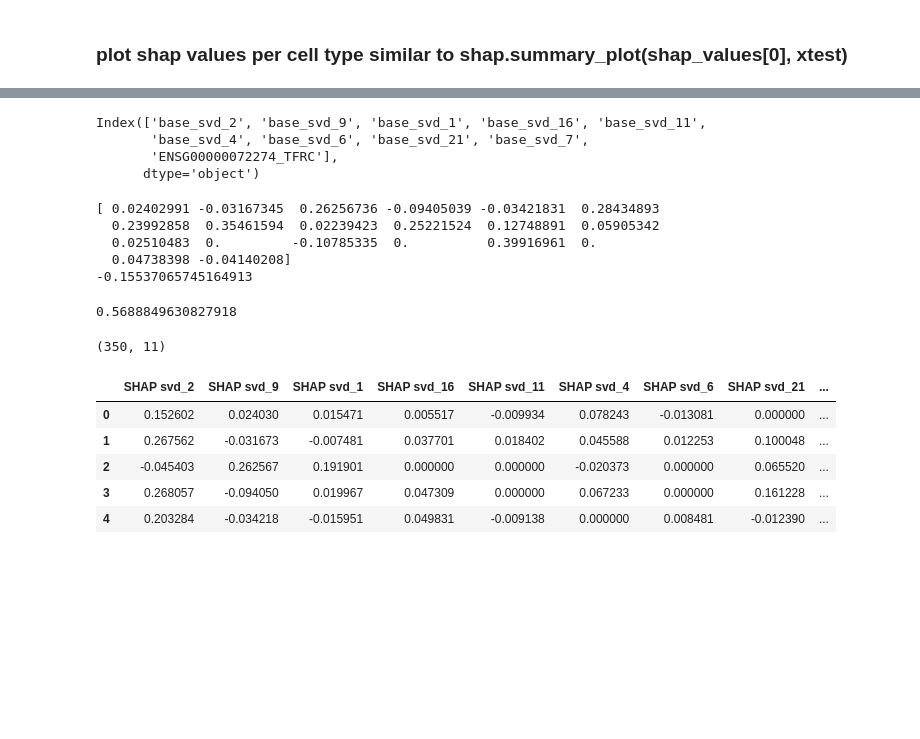
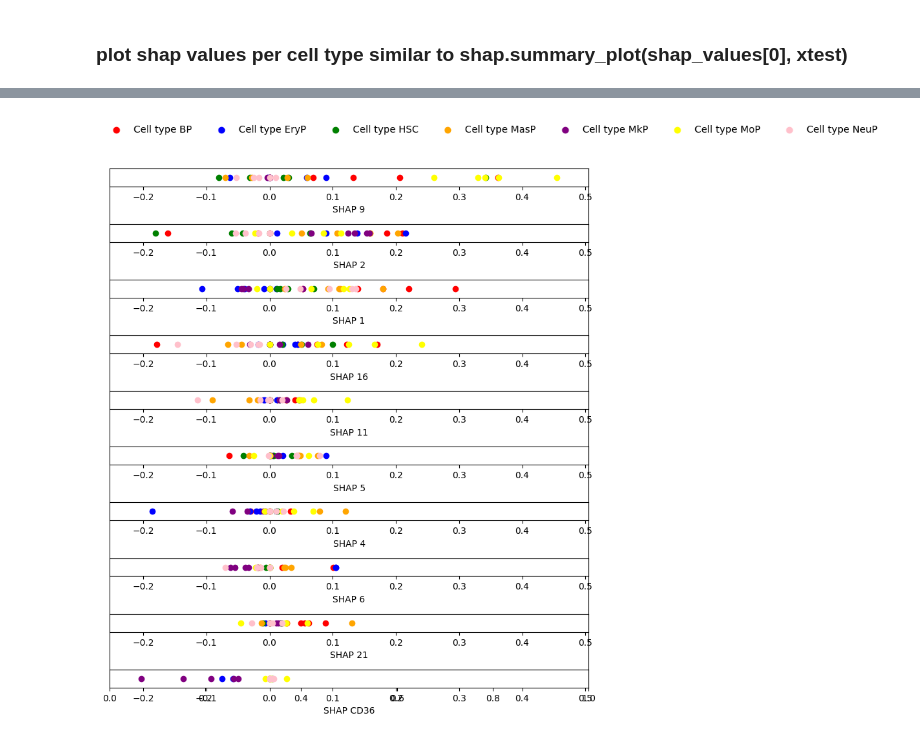
Before and after one commit to valentina-kg/open-problems-multimodal-3rd-solution, a Jupyter notebook: code/4.model/pred/plotting.ipynb, the cells around one changed output, grey strips where cells are left out. Drawn from its saved outputs; the diff is of its cells as text; code cells hidden in the pictures; blank space fills up the shorter version.

```diff
--- a/code/4.model/pred/plotting.ipynb
+++ b/code/4.model/pred/plotting.ipynb
@@ -68,20 +156,21 @@ def get_plot_per_cell_type(shap_values, xtest):
     # get top 10 features (see shap beeswarm plot)
     shap_sum = np.abs(shap_values[0]).sum(axis=0)
     top_features_indices = np.argsort(shap_sum)[::-1][:10]  # Get the indices of the top 10 features
-    top_feature_names_shap = xtest.drop(['cell_id', 'cell_type'], axis=1).columns[top_features_indices]
+    top_feature_names_shap = xtest.var_names[top_features_indices]
 
     # create df with shap values of top 10 features + cell type
-    shap_cell_types = pd.DataFrame({'SHAP svd_2': shap_values[0, :, xtest.columns.get_loc('base_svd_2')],   # TODO try xtest.columns.get_loc('base_svd_2')
-                                'SHAP svd_9': shap_values[0, :, 9],
-                                'SHAP svd_1': shap_values[0, :, 1],
-                                'SHAP svd_16': shap_values[0, :, 16],
-                                'SHAP svd_11': shap_values[0, :, 11],
-                                'SHAP svd_4': shap_values[0, :, 4],
-                                'SHAP svd_6': shap_values[0, :, 6],
-                                'SHAP svd_21': shap_values[0, :, 21],
-                                'SHAP svd_7': shap_values[0, :, 7],
-                                'SHAP TFRC': shap_values[0, :, xtest.columns.get_loc('ENSG00000072274_TFRC')+1],  # TODO check +1
-                                'Cell Type': xtest['cell_type']})
+    shap_cell_types = {}
+    for feature in top_feature_names_shap:
+        column_name = 'SHAP ' + feature.split('_')[-1]
+        column_values = shap_values[0, :, xtest.var_names.get_loc(feature)]
+        shap_cell_types[column_name] = column_values
+
+    # Add 'Cell Type' column
+    shap_cell_types['Cell Type'] = xtest.obs['cell_type']
+
+    # Create DataFrame
+    shap_cell_types = pd.DataFrame(shap_cell_types)
+
 
     # code for actual plot:
 
@@ -102,78 +191,37 @@ def get_plot_per_cell_type(shap_values, xtest):
     # plot shap values:
     fig, ax = plt.subplots(figsize=(8, 10))
 
-    x_limit = (-0.3, 0.6)  # TODO automize this
+    x_limit = (shap_values[0].min()-0.05, shap_values[0].max()+0.05)  # this is min and max for shap_values[0], TODO change once all 140 classes are considered
 
     # Remove y-axis ticks and labels
     ax.yaxis.set_visible(False)
 
     # Iterate over the columns in shap_cell_types to create subplots
     for i, column in enumerate(shap_cell_types.columns[:-1], start=1):
 
         ax = fig.add_subplot(len(shap_cell_types.columns)-1, 1, i)
 
         # Set the x-axis limits and label
         ax.set_xlim(x_limit)
         ax.set_xlabel(column)
 
         ax.yaxis.set_visible(False)
 
         # Plot the dots for the current column
         for index, row in shap_cell_types.iterrows():
             shap_value = row[column]
             class_label = row['Cell Type']
             color = colors[class_label]
             ax.plot(shap_value, 0, marker='o', color=color)
 
 
     fig.tight_layout(rect=[0, 0.1, 1, 1])
     legend_fig.subplots_adjust(top=0.1, bottom=0.05)
 
     plt.show()
+
+
+get_plot_per_cell_type(shap_values, xtest)
+# %% [output]
+[figure, added]
+[figure, added]
-# %%
-# print top 10 features plotted in beeswarm plot below
-shap_sum = np.abs(shap_values[0]).sum(axis=0)
-top_features_indices = np.argsort(shap_sum)[::-1][:10]  # Get the indices of the top 10 features
-top_feature_names_shap = xtest.drop(['cell_id', 'cell_type'], axis=1).columns[top_features_indices]
-top_feature_names_shap
-# %% [output]
-Index(['base_svd_2', 'base_svd_9', 'base_svd_1', 'base_svd_16', 'base_svd_11',
-       'base_svd_4', 'base_svd_6', 'base_svd_21', 'base_svd_7',
-       'ENSG00000072274_TFRC'],
-      dtype='object')
-# %%
-# shap_values that are plotted in beeswarm below
-# [0,:,2] == base_svd_2; [0,:,1] == base_svd_1 etc
-second_element = shap_values[0, :, 9]
-print(second_element[:20])
-print(min(second_element))
-max(second_element)  # check values match beeswarm plot
-# %% [output]
-[ 0.02402991 -0.03167345  0.26256736 -0.09405039 -0.03421831  0.28434893
-  0.23992858  0.35461594  0.02239423  0.25221524  0.12748891  0.05905342
-  0.02510483  0.         -0.10785335  0.          0.39916961  0.
-  0.04738398 -0.04140208]
--0.15537065745164913
-0.5688849630827918
-# %%
-shap_cell_types = pd.DataFrame({'SHAP svd_2': shap_values[0, :, 2],   # TODO try xtest.columns.get_loc('base_svd_2')
-                                'SHAP svd_9': shap_values[0, :, 9],
-                                'SHAP svd_1': shap_values[0, :, 1],
-                                'SHAP svd_16': shap_values[0, :, 16],
-                                'SHAP svd_11': shap_values[0, :, 11],
-                                'SHAP svd_4': shap_values[0, :, 4],
-                                'SHAP svd_6': shap_values[0, :, 6],
-                                'SHAP svd_21': shap_values[0, :, 21],
-                                'SHAP svd_7': shap_values[0, :, 7],
-                                'SHAP TFRC': shap_values[0, :, xtest.columns.get_loc('ENSG00000072274_TFRC')+1],  # TODO check +1
-                                'Cell Type': xtest['cell_type']})
-print(shap_cell_types.shape)
-shap_cell_types.head()
-# %% [output]
-(350, 11)
-|  | SHAP svd_2 | SHAP svd_9 | SHAP svd_1 | SHAP svd_16 | SHAP svd_11 | SHAP svd_4 | SHAP svd_6 | SHAP svd_21 | ... |
-| 0 | 0.152602 | 0.024030 | 0.015471 | 0.005517 | -0.009934 | 0.078243 | -0.013081 | 0.000000 | ... |
-| 1 | 0.267562 | -0.031673 | -0.007481 | 0.037701 | 0.018402 | 0.045588 | 0.012253 | 0.100048 | ... |
-| 2 | -0.045403 | 0.262567 | 0.191901 | 0.000000 | 0.000000 | -0.020373 | 0.000000 | 0.065520 | ... |
-| 3 | 0.268057 | -0.094050 | 0.019967 | 0.047309 | 0.000000 | 0.067233 | 0.000000 | 0.161228 | ... |
-| 4 | 0.203284 | -0.034218 | -0.015951 | 0.049831 | -0.009138 | 0.000000 | 0.008481 | -0.012390 | ... |
```
Also changed, not shown: parts of 22 cells of this notebook, 29 other files.
